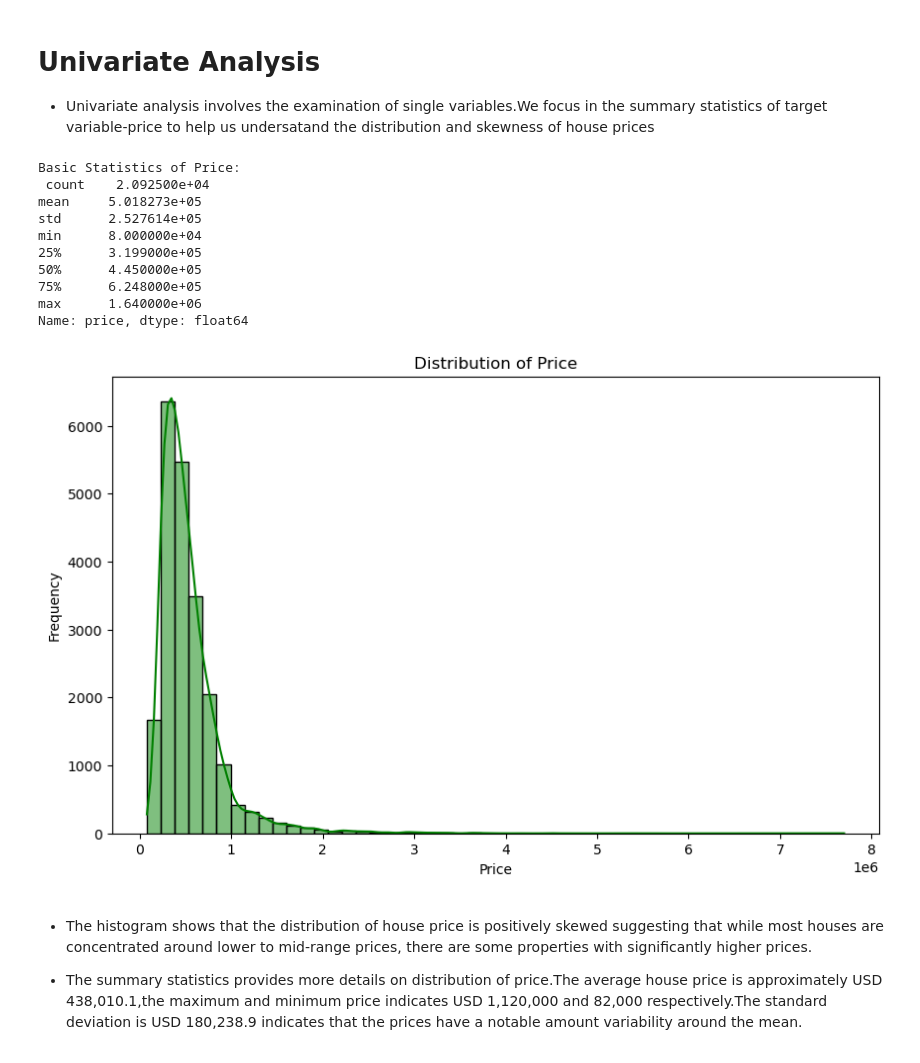
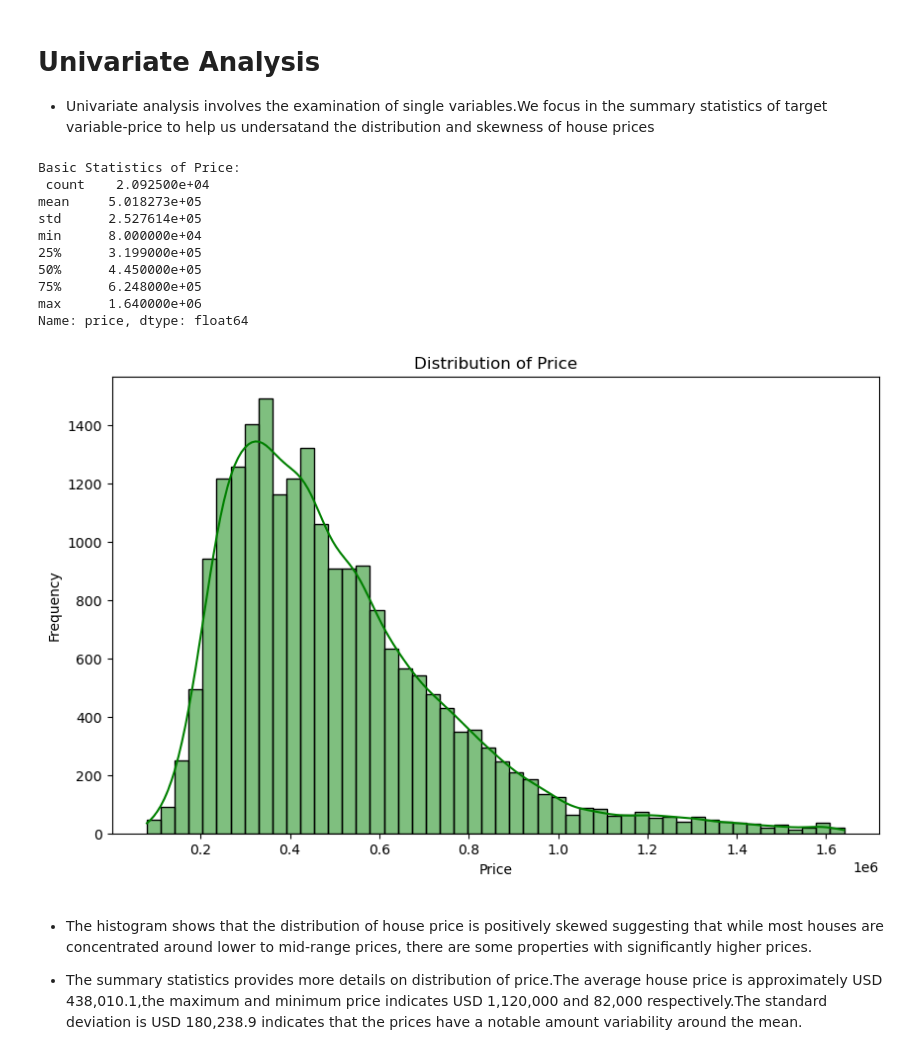
Before and after one commit to Beatrice-Kariuki/Sharing-Project-Phase-2, a Jupyter notebook: final_student.ipynb, the cells around one changed output. Cells and saved outputs as stored; diff of their text form; code cells hidden in the pictures.

```diff
--- a/final_student.ipynb
+++ b/final_student.ipynb
@@ -297,27 +306,27 @@ We will also check the distribution and correlation of the variables and identif
 # %%
 # Display summary statistics of the 'price' variable
 price_stats = cleaned_house_df['price'].describe()
 print("Basic Statistics of Price:\n", price_stats)
 
 # Visualizing the distribution of 'price' using a histogram
 plt.figure(figsize=(10, 6))
-sns.histplot(house_df['price'], bins=50, kde=True, color='green')
+sns.histplot(cleaned_house_df['price'], bins=50, kde=True, color='green')
 plt.title('Distribution of Price')
 plt.xlabel('Price')
 plt.ylabel('Frequency')
 plt.show()
 # %% [output]
 Basic Statistics of Price:
  count    2.092500e+04
 mean     5.018273e+05
 std      2.527614e+05
 min      8.000000e+04
 25%      3.199000e+05
 50%      4.450000e+05
 75%      6.248000e+05
 max      1.640000e+06
 Name: price, dtype: float64
-[figure, old version]
+[figure, new version]
 # %% [markdown]
 - The histogram shows that the distribution of house price is positively skewed suggesting that while most houses are concentrated around lower to mid-range prices, there are some properties with significantly higher prices.
 
```
Also changed, not shown: parts of 24 cells of this notebook.
